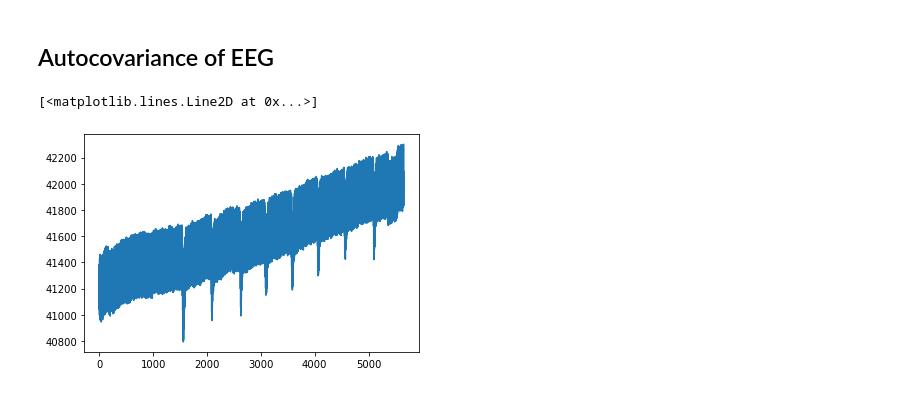
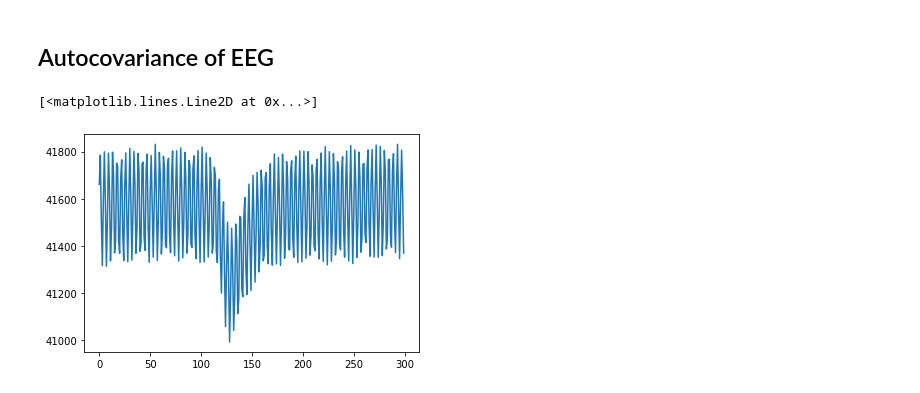
Before and after one commit to AdamVD/EEEE-533-BioSignal-Processing, a Jupyter notebook: practicals/chapter2/notebooks/Chapter 2 Practical.ipynb, the cells around one changed output. Saved outputs shown, nothing was run; the diff lists cells and outputs as text; code cells hidden in the pictures.

```diff
--- a/practicals/chapter2/notebooks/Chapter 2 Practical.ipynb
+++ b/practicals/chapter2/notebooks/Chapter 2 Practical.ipynb
@@ -88,7 +88,7 @@ cov_eeg = autocovariance(fp1_electrode)
 # %%
 # plt.plot(cov_eeg)
 # %%
-plt.plot(fp1_electrode)
+plt.plot(fp1_electrode[2500:2800])
 # %% [output]
 [<matplotlib.lines.Line2D at 0x...>]
-[figure, old version]
+[figure, new version]
```
